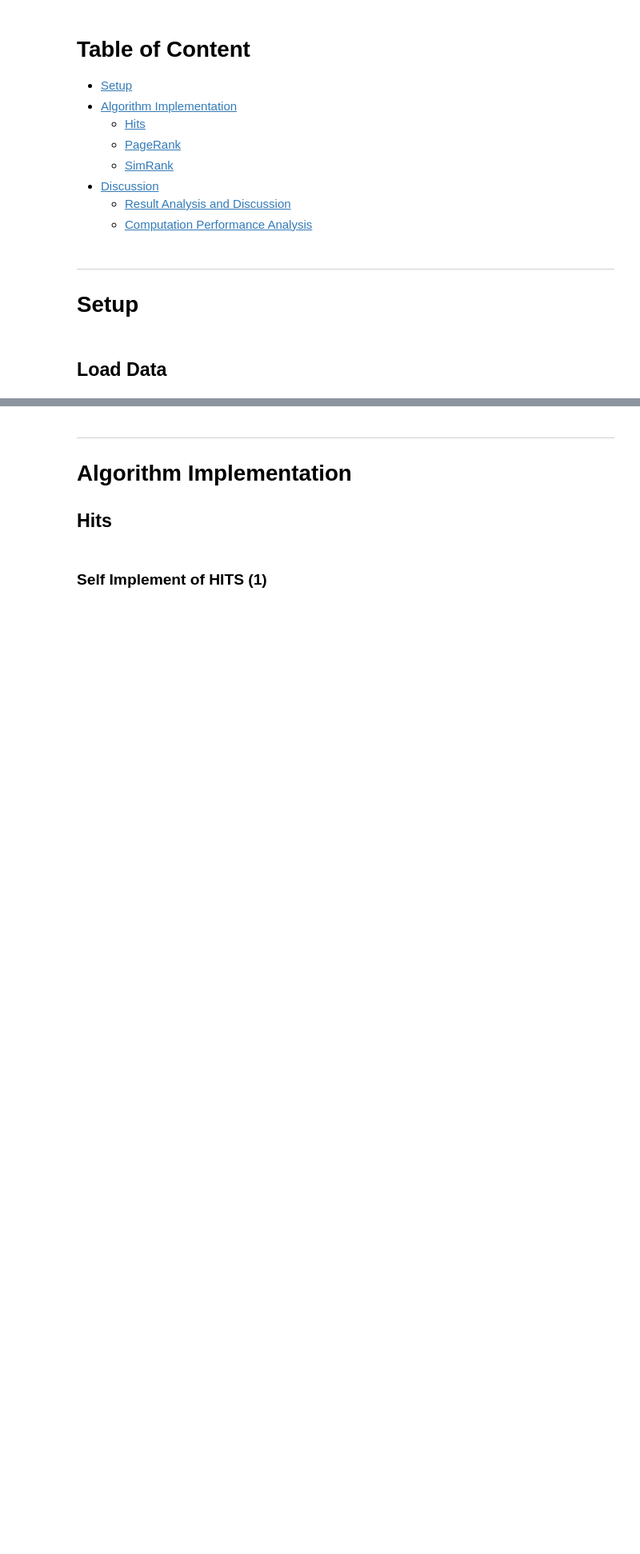
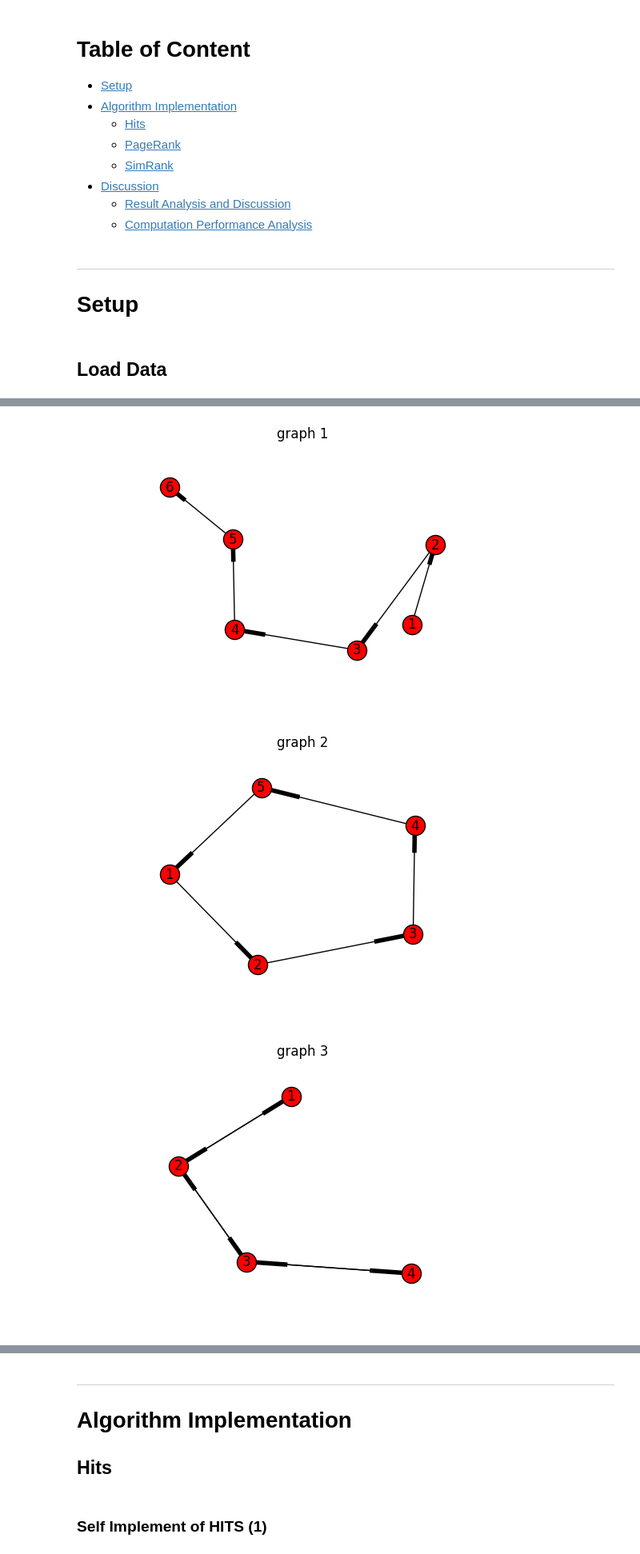
Before and after one commit to Lee-W/Link-Analysis, a Jupyter notebook: Link Analysis.ipynb, the cells around one changed output, grey strips where cells are left out. Shown at 80% size. Saved outputs shown, nothing was run; the diff lists cells and outputs as text; code cells hidden in the pictures; blank space fills up the shorter version.

Commit message:
Add dot as another way to visualize graphs

```diff
--- a/Link Analysis.ipynb
+++ b/Link Analysis.ipynb
@@ -62,0 +49,32 @@ for index, graph in enumerate(graphs, 1):
+# %%
+def visulize_graphs(graphs, method='plt'):
+    def plt_visulize(index, graph):
+        plt.figure(index)
+        plt.title('graph {index}'.format(index=index))
+        nx.draw(graph, arrows=True, with_labels=True)
+
+    def pvg_visulize(index, graph):
+        A = to_agraph(graph)
+        print('graph {index}'.format(index=index))
+        display(Image(A.draw(format='png', prog='dot')))
+
+    if method == 'plt':
+        import matplotlib.pyplot as plt
+
+        visulize_method = plt_visulize
+    elif method == 'pgv':
+        from networkx.drawing.nx_agraph import to_agraph
+        import pygraphviz as pgv
+        import pydot_ng as pydot
+        from IPython.display import Image, display
+
+        visulize_method = pvg_visulize
+
+    for index, graph in enumerate(graphs, 1):
+        visulize_method(index, graph)
+# %%
+visulize_graphs(graphs)
+# %% [output]
+[figure, added]
+[figure, added]
+[figure, added]
```
Also changed, not shown: parts of 16 cells of this notebook, 1 other file.
